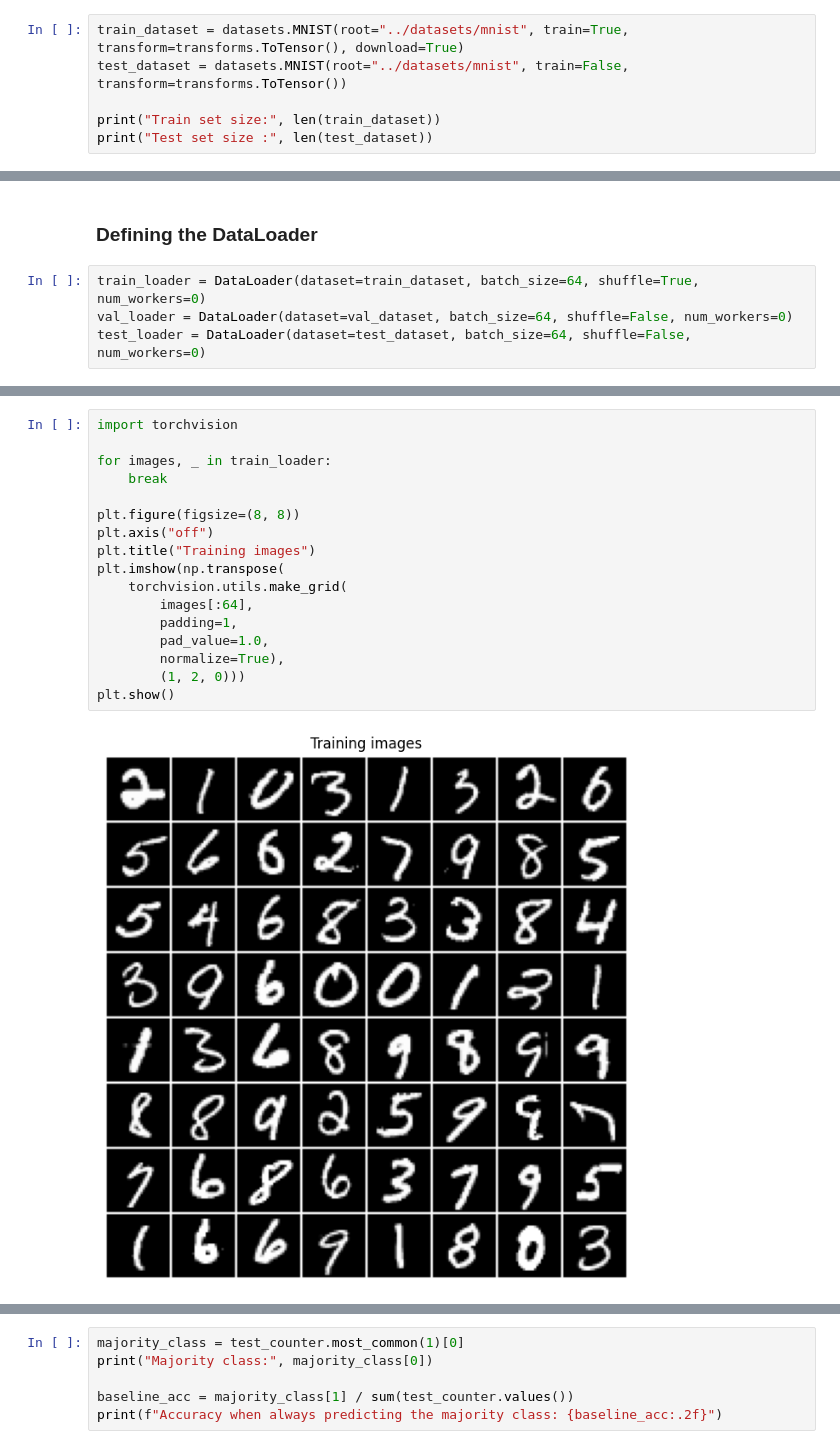
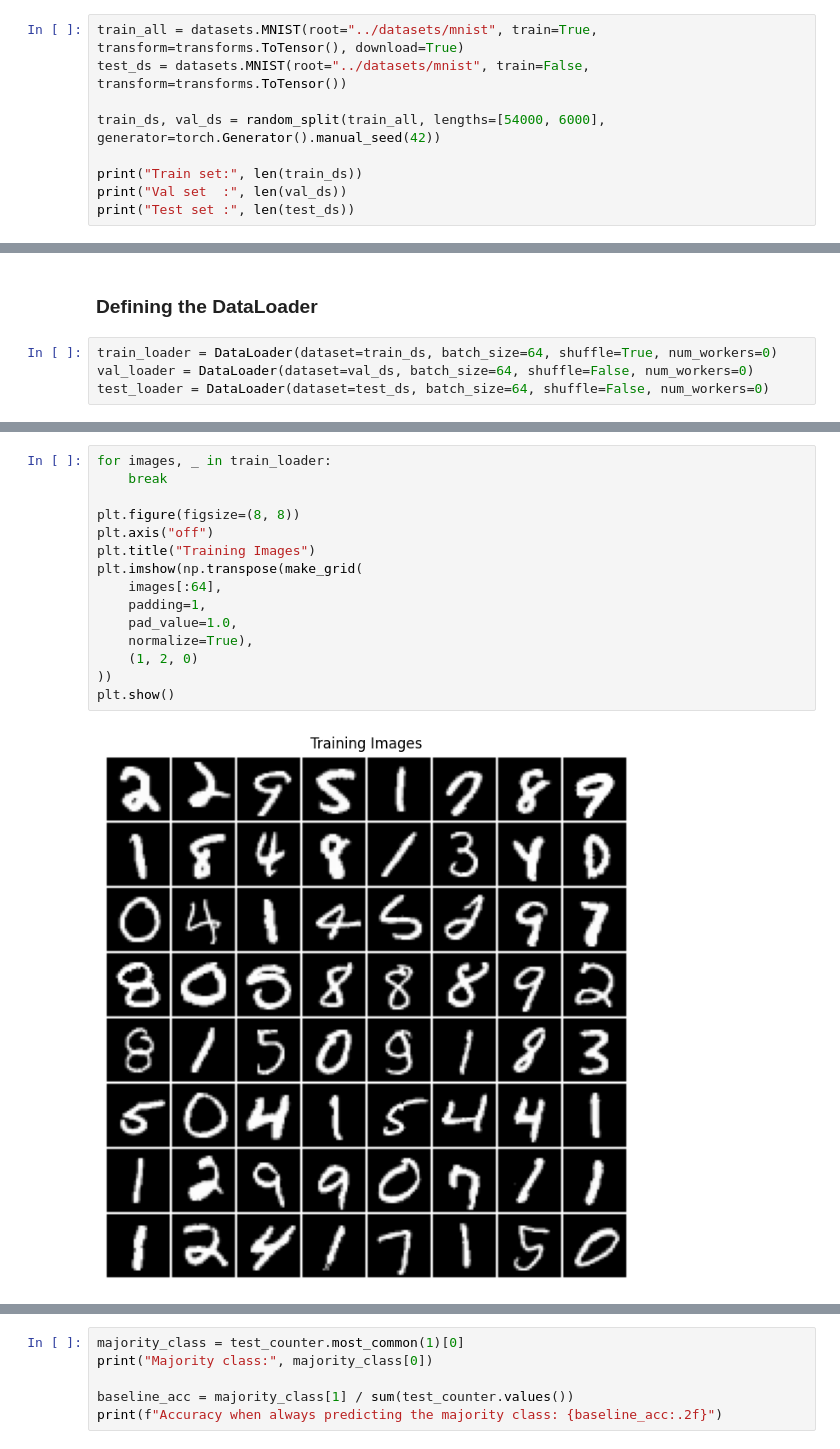
Before and after one commit to gsmrana/Deep-Learning-Starter, a Jupyter notebook: pytorch_starter/05_LightningMLP_mnist.ipynb, the cells around one changed output, grey strips where cells are left out. Cells and saved outputs as stored; diff of their text form.

```diff
--- a/pytorch_starter/05_LightningMLP_mnist.ipynb
+++ b/pytorch_starter/05_LightningMLP_mnist.ipynb
@@ -27,9 +30,12 @@ sys.path.append(os.path.abspath(".."))
 # %% [markdown]
 ### Loading the Dataset
 # %%
-train_dataset = datasets.MNIST(root="../datasets/mnist", train=True, transform=transforms.ToTensor(), download=True)
-test_dataset = datasets.MNIST(root="../datasets/mnist", train=False, transform=transforms.ToTensor())
+train_all = datasets.MNIST(root="../datasets/mnist", train=True, transform=transforms.ToTensor(), download=True)
+test_ds = datasets.MNIST(root="../datasets/mnist", train=False, transform=transforms.ToTensor())
 
-print("Train set size:", len(train_dataset))
-print("Test set size :", len(test_dataset))
+train_ds, val_ds = random_split(train_all, lengths=[54000, 6000], generator=torch.Generator().manual_seed(42))
+
+print("Train set:", len(train_ds))
+print("Val set  :", len(val_ds))
+print("Test set :", len(test_ds))
 # %% [output]
@@ -50,9 +45,9 @@ Test set size      : 10000
 # %% [markdown]
 ### Defining the DataLoader
 # %%
-train_loader = DataLoader(dataset=train_dataset, batch_size=64, shuffle=True, num_workers=0)
-val_loader = DataLoader(dataset=val_dataset, batch_size=64, shuffle=False, num_workers=0)
-test_loader = DataLoader(dataset=test_dataset, batch_size=64, shuffle=False, num_workers=0)
+train_loader = DataLoader(dataset=train_ds, batch_size=64, shuffle=True, num_workers=0)
+val_loader = DataLoader(dataset=val_ds, batch_size=64, shuffle=False, num_workers=0)
+test_loader = DataLoader(dataset=test_ds, batch_size=64, shuffle=False, num_workers=0)
 # %%
 train_counter = Counter()
 for _, labels in train_loader:
@@ -85,20 +80,18 @@ Test label distribution:
 # %%
-import torchvision
-
 for images, _ in train_loader:
     break
 
 plt.figure(figsize=(8, 8))
 plt.axis("off")
-plt.title("Training images")
-plt.imshow(np.transpose(
-    torchvision.utils.make_grid(
-        images[:64],
-        padding=1,
-        pad_value=1.0,
-        normalize=True),
-        (1, 2, 0)))
+plt.title("Training Images")
+plt.imshow(np.transpose(make_grid(
+    images[:64],
+    padding=1,
+    pad_value=1.0,
+    normalize=True),
+    (1, 2, 0)
+))
 plt.show()
 # %% [output]
-[figure, old version]
+[figure, new version]
 # %% [markdown]
```
Also changed, not shown: parts of 25 cells of this notebook, 14 other files.
